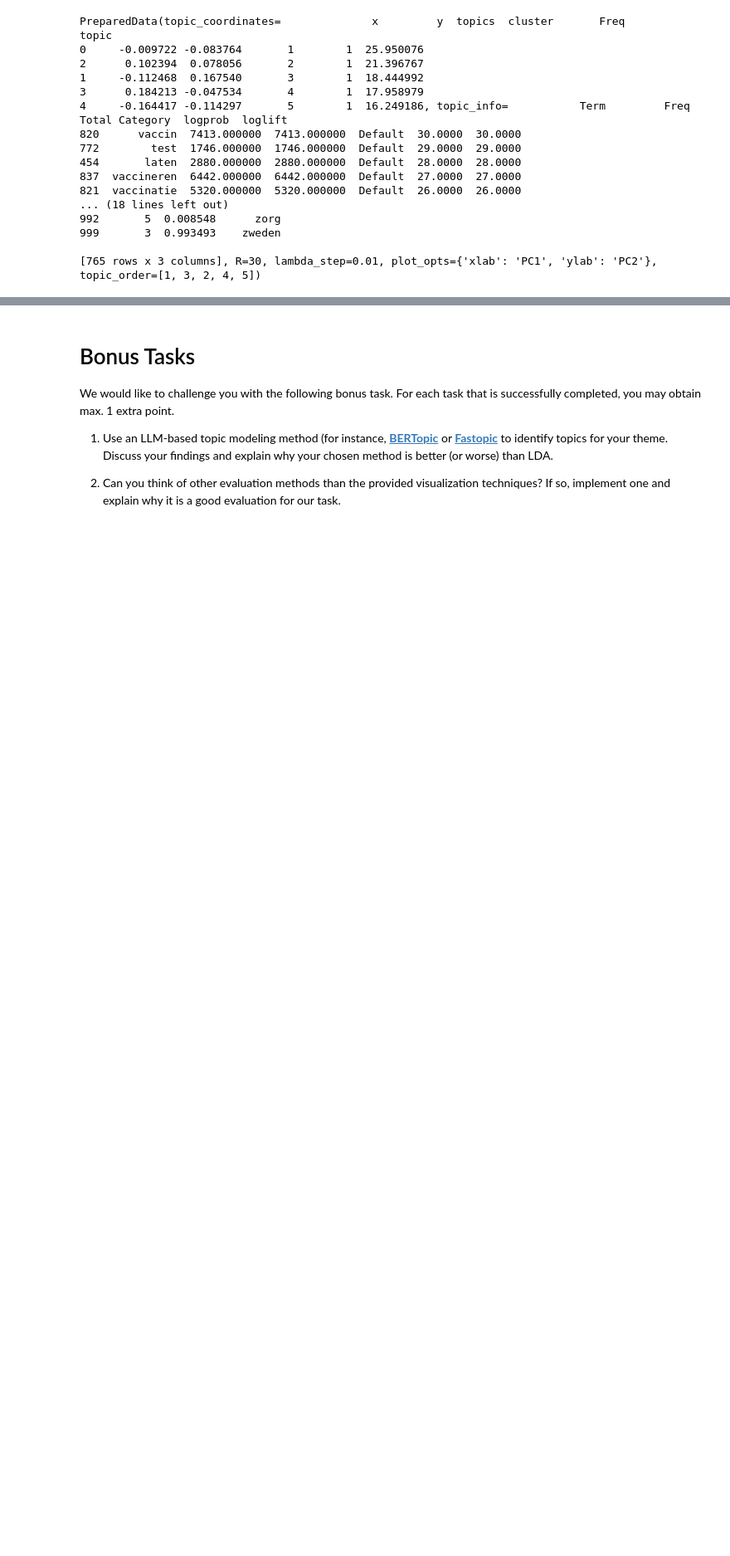
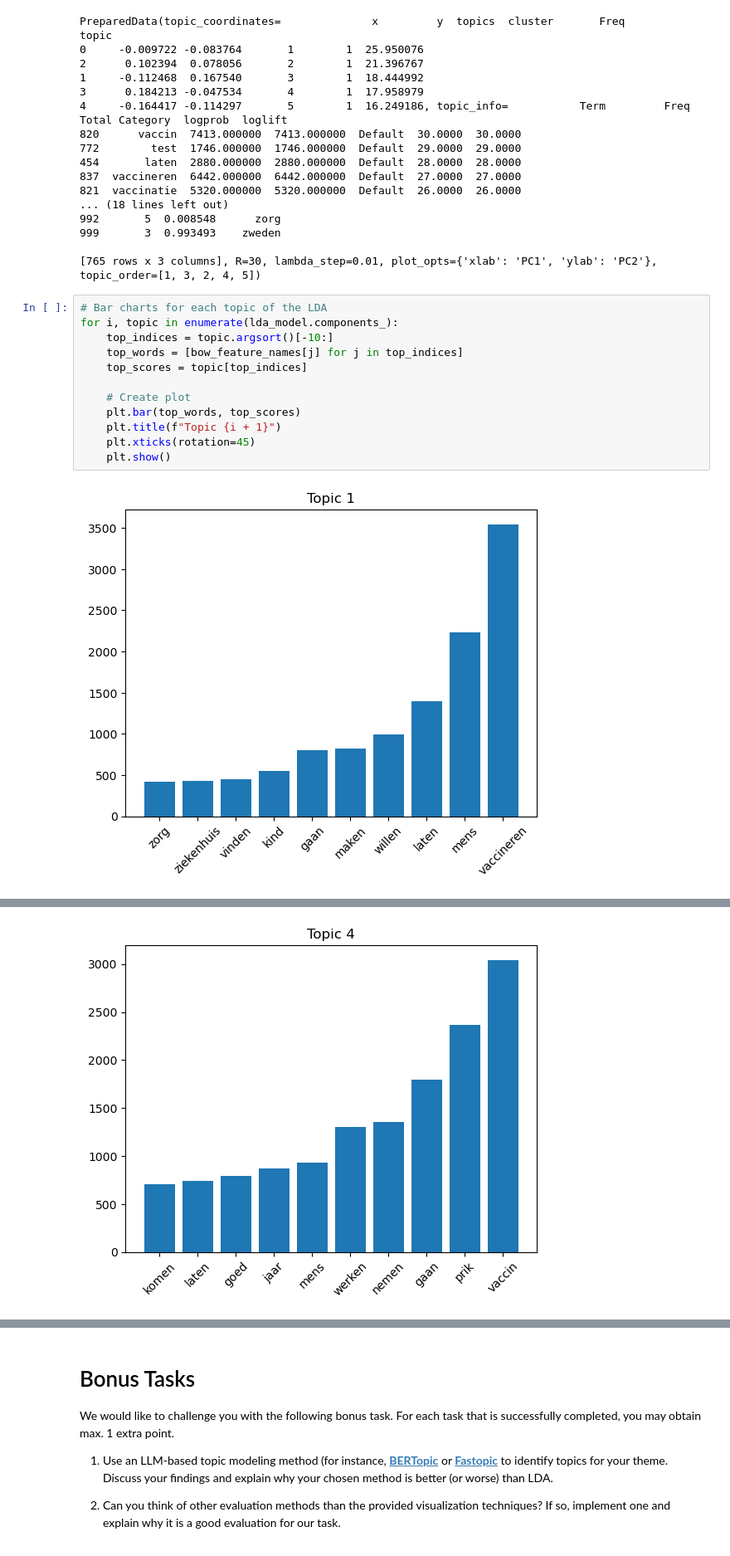
Before and after one commit to dmHarmsen/APML-Assignement-2, a Jupyter notebook: Assignment_3.ipynb, the cells around one changed output, grey strips where cells are left out. Shown at 83% size. Saved outputs shown, nothing was run; the diff lists cells and outputs as text; blank space fills up the shorter version.

```diff
--- a/Assignment_3.ipynb
+++ b/Assignment_3.ipynb
@@ -373,3 +374,17 @@ topic
 999       3  0.993493    zweden
 
 [765 rows x 3 columns], R=30, lambda_step=0.01, plot_opts={'xlab': 'PC1', 'ylab': 'PC2'}, topic_order=[1, 3, 2, 4, 5])
+# %%
+# Bar charts for each topic of the LDA
+for i, topic in enumerate(lda_model.components_):
+    top_indices = topic.argsort()[-10:]
+    top_words = [bow_feature_names[j] for j in top_indices]
+    top_scores = topic[top_indices]
+
+    # Create plot
+    plt.bar(top_words, top_scores)
+    plt.title(f"Topic {i + 1}")
+    plt.xticks(rotation=45)
+    plt.show()
+# %% [output]
+[figure, added]
@@ -375,0 +393 @@ topic
+[figure, added]
```
Also changed, not shown: parts of 10 cells of this notebook.
